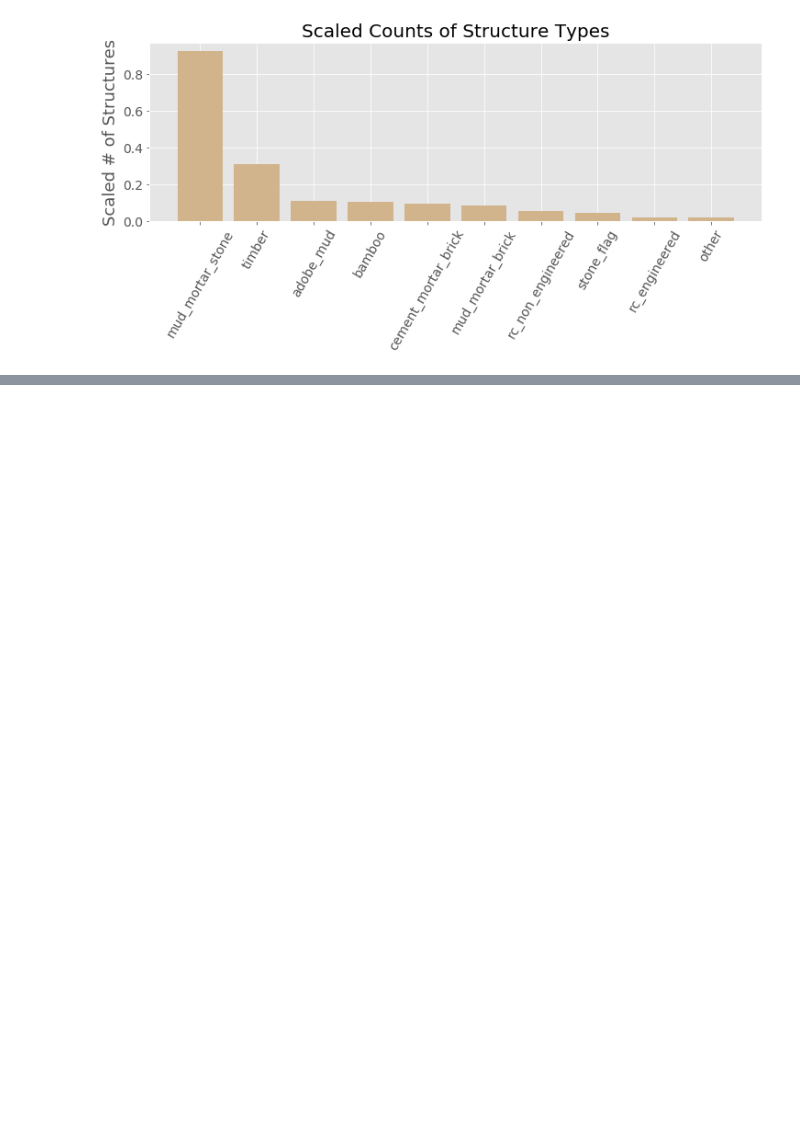
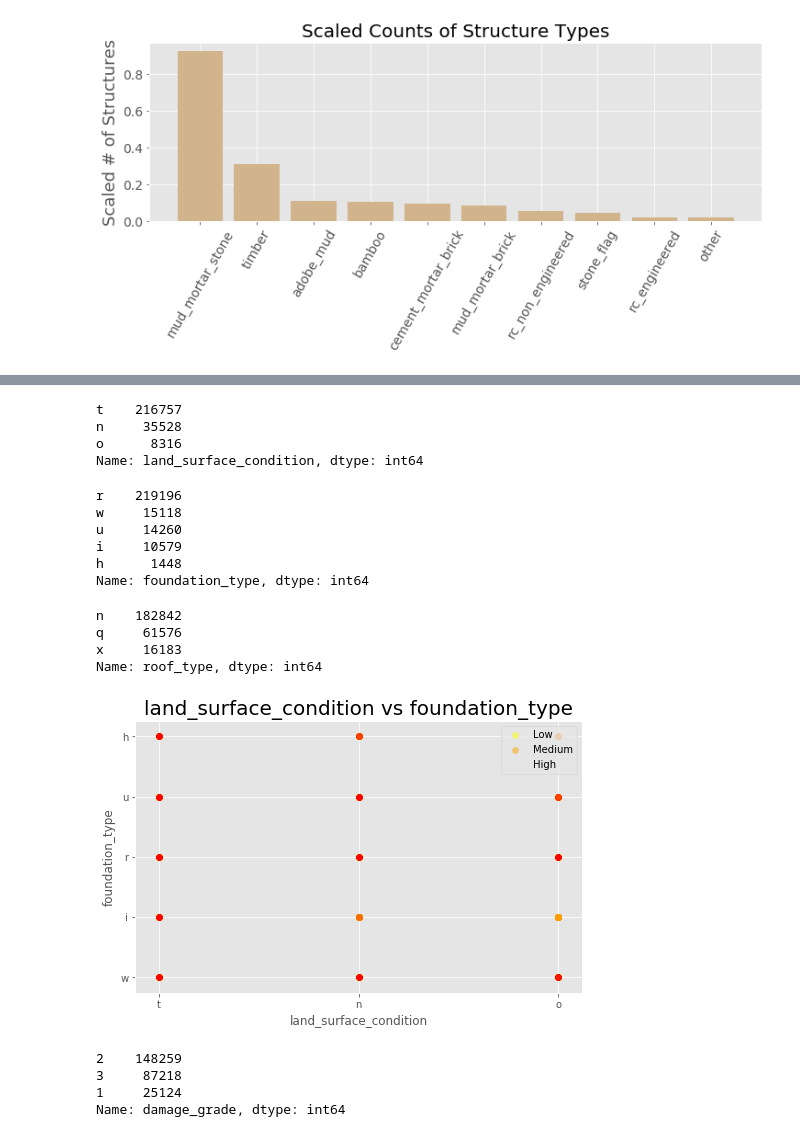
Before and after one commit to rumbelievable/earthquake_predictor, a Jupyter notebook: notebooks/eda.ipynb, the cells around one changed output, grey strips where cells are left out. Drawn from its saved outputs; the diff is of its cells as text; code cells hidden in the pictures; blank space fills up the shorter version.

```diff
--- a/notebooks/eda.ipynb
+++ b/notebooks/eda.ipynb
@@ -330,0 +366,41 @@ all_norm_counts = all_norm.transform(np.array(all_counts))
+# %%
+df_combined['land_surface_condition'].value_counts()
+# %% [output]
+t    216757
+n     35528
+o      8316
+Name: land_surface_condition, dtype: int64
+# %%
+df_combined['foundation_type'].value_counts()
+# %% [output]
+r    219196
+w     15118
+u     14260
+i     10579
+h      1448
+Name: foundation_type, dtype: int64
+# %%
+df_combined['roof_type'].value_counts()
+# %% [output]
+n    182842
+q     61576
+x     16183
+Name: roof_type, dtype: int64
+# %%
+fig, ax = plt.subplots(1,1,figsize=(8,5))
+ax.scatter(one['land_surface_condition'], one['foundation_type'], color='yellow', alpha=.5, label='Low')
+ax.scatter(two['land_surface_condition'], two['foundation_type'], color='orange', alpha=.5, label='Medium')
+ax.scatter(three['land_surface_condition'], three['foundation_type'], color='red', alpha=.5, label='High')
+ax.set_title('land_surface_condition vs foundation_type', fontsize=20)
+ax.set_ylabel('foundation_type')
+ax.set_xlabel('land_surface_condition')
+ax.legend();
+# %% [output]
+[figure, added]
+# %%
+df_combined['damage_grade'].value_counts()
+# %% [output]
+2    148259
+3     87218
+1     25124
+Name: damage_grade, dtype: int64
```
Also changed, not shown: parts of 19 cells of this notebook.
